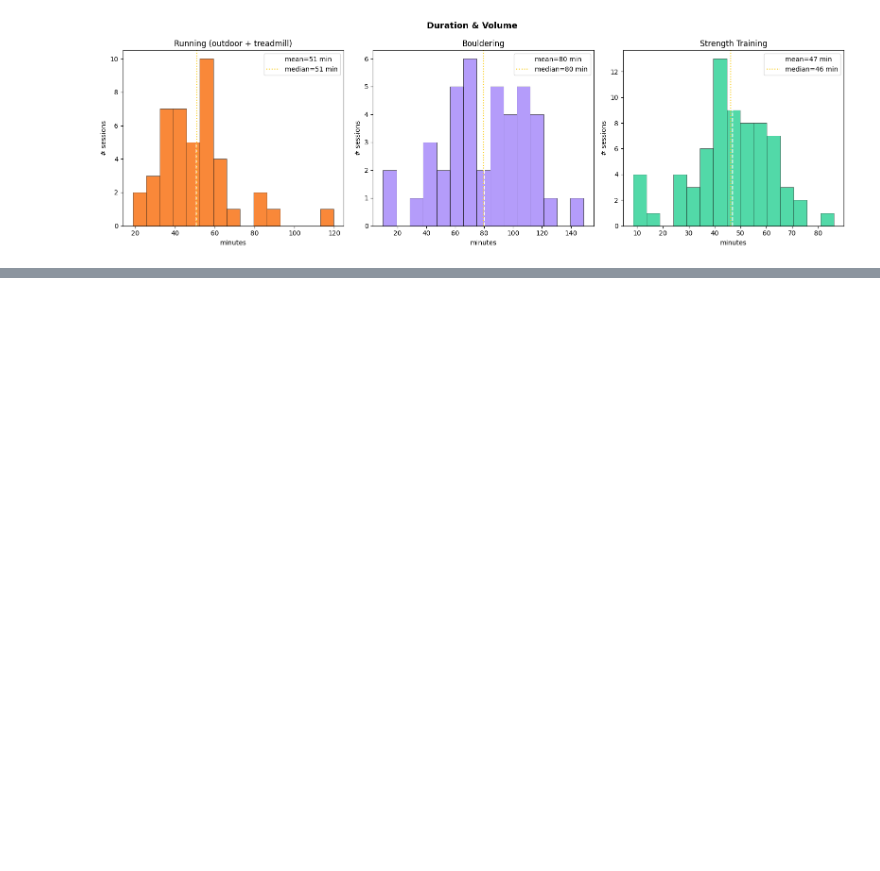
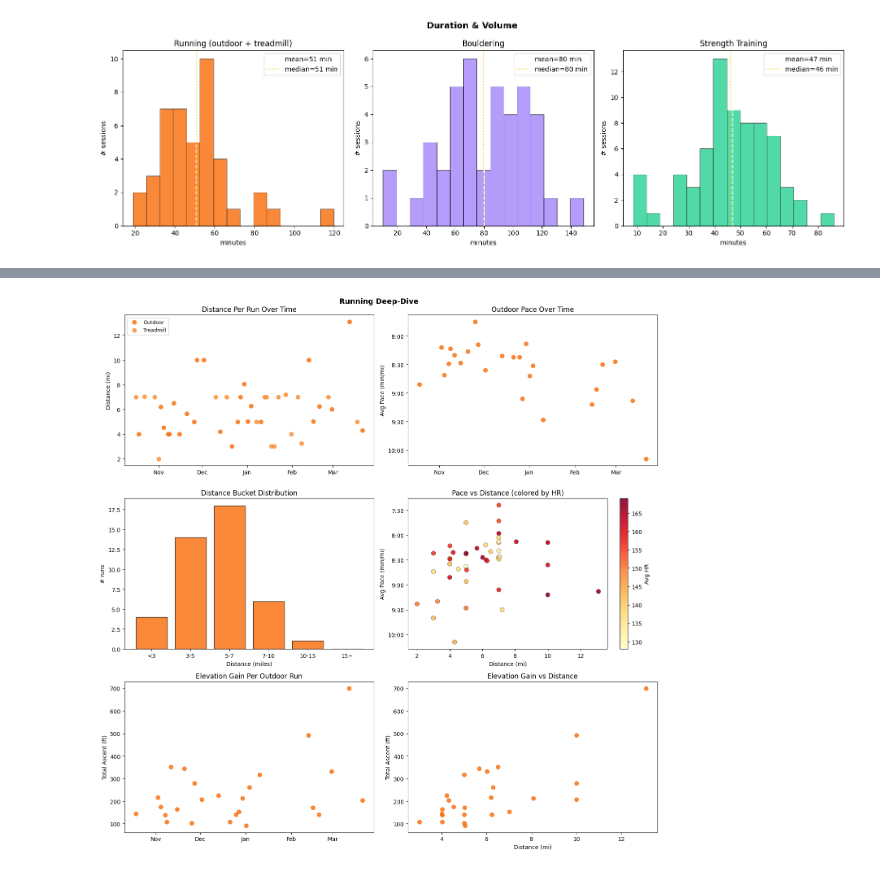
Before and after one commit to jinsung-kim/internet-experiments, a Jupyter notebook: garmin_analysis.ipynb, the cells around one changed output, grey strips where cells are left out. Cells and saved outputs as stored; diff of their text form; code cells hidden in the pictures; blank space fills up the shorter version.

```diff
--- a/garmin_analysis.ipynb
+++ b/garmin_analysis.ipynb
@@ -276,0 +325,92 @@ dur_summary = dur_summary.round(1)
+# %%
+import matplotlib.dates as mdates
+
+runs = df[df['Activity Type'].isin(['Running','Treadmill Running'])].copy()
+runs['is_outdoor'] = runs['Activity Type'] == 'Running'
+
+print(f'Total runs: {len(runs)} ({runs["is_outdoor"].sum()} outdoor, {(~runs["is_outdoor"]).sum()} treadmill)')
+print(f'Total distance: {runs["Distance"].sum():.1f} miles')
+print(f'Longest run: {runs["Distance"].max():.2f} miles')
+
+def sec_to_pace(s):
+	if np.isnan(s): return '--'
+	m, sec = divmod(int(s), 60)
+	return f'{m}:{sec:02d}'
+
+avg_pace = runs['pace_sec_mi'].mean()
+best_pace = runs['pace_sec_mi'].min()
+
+print(f'Average pace: {sec_to_pace(avg_pace)} /mi')
+print(f'Best avg pace (single run): {sec_to_pace(best_pace)} /mi')
+
+fig, axes = plt.subplots(3, 2, figsize=(14, 14))
+fig.suptitle('Running Deep-Dive', fontsize=13, fontweight='bold')
+
+# Outdoor vs Indoor by distance
+ax = axes[0,0]
+for is_out, label, color in [(True,'Outdoor','#f97316'),(False,'Treadmill','#fb923c')]:
+	sub = runs[runs['is_outdoor']==is_out]
+	ax.scatter(sub['Date'], sub['Distance'], color=color, label=label, alpha=0.85, s=50)
+ax.xaxis.set_major_formatter(mdates.DateFormatter('%b'))
+ax.set_ylabel('Distance (mi)')
+ax.set_title('Distance Per Run Over Time')
+ax.legend(fontsize=9)
+
+# Outdoor pace over time
+ax = axes[0,1]
+out = runs[runs['is_outdoor'] & runs['pace_sec_mi'].notna()]
+ax.scatter(out['Date'], out['pace_sec_mi']/60, color='#f97316', alpha=0.85, s=50)
+ax.invert_yaxis()
+ax.yaxis.set_major_formatter(plt.FuncFormatter(lambda v,_: f'{int(v)}:{int((v%1)*60):02d}'))
+ax.xaxis.set_major_formatter(mdates.DateFormatter('%b'))
+ax.set_ylabel('Avg Pace (min/mi)')
+ax.set_title('Outdoor Pace Over Time')
+
+# Run distribution
+ax = axes[1,0]
+bins = [0,3,5,7,10,15,25]
+labels = ['<3','3-5','5-7','7-10','10-15','15+']
+runs['dist_bin'] = pd.cut(runs['Distance'], bins=bins, labels=labels)
+dist_counts = runs['dist_bin'].value_counts().reindex(labels)
+ax.bar(labels, dist_counts.values, color='#f97316', alpha=0.85, edgecolor='#0f0f0f')
+ax.set_xlabel('Distance (miles)')
+ax.set_ylabel('# runs')
+ax.set_title('Distance Bucket Distribution')
+
+# Pace vs Distance with HR as color — aerobic drift with relation to distance
+ax = axes[1,1]
+valid = runs[runs['pace_sec_mi'].notna() & runs['Distance'].notna()]
+sc = ax.scatter(valid['Distance'], valid['pace_sec_mi']/60,
+				c=valid['Avg HR'], cmap='YlOrRd',
+				s=60, alpha=0.9, edgecolors='#333', linewidths=0.4)
+plt.colorbar(sc, ax=ax, label='Avg HR')
+ax.invert_yaxis()
+ax.yaxis.set_major_formatter(plt.FuncFormatter(lambda v,_: f'{int(v)}:{int((v%1)*60):02d}'))
+ax.set_xlabel('Distance (mi)')
+ax.set_ylabel('Avg Pace (min/mi)')
+ax.set_title('Pace vs Distance (colored by HR)')
+
+# Clean up empty values
+runs['Total Ascent'] = pd.to_numeric(runs['Total Ascent'], errors='coerce')
+runs['Total Descent'] = pd.to_numeric(runs['Total Descent'], errors='coerce')
+runs['Best Pace'] = pd.to_numeric(runs['Best Pace'], errors='coerce')
+
+# Total ascent per outdoor run over time
+ax = axes[2,0]
+elev = runs[runs['is_outdoor'] & runs['Total Ascent'].notna()]
+ax.scatter(elev['Date'], elev['Total Ascent'], color='#f97316', alpha=0.85, s=50)
+ax.xaxis.set_major_formatter(mdates.DateFormatter('%b'))
+ax.set_ylabel('Total Ascent (ft)')
+ax.set_title('Elevation Gain Per Outdoor Run')
+
+# Ascent vs Distance — how hilly are the longer runs
+ax = axes[2,1]
+elev_dist = runs[runs['is_outdoor'] & runs['Total Ascent'].notna() & runs['Distance'].notna()]
+ax.scatter(elev_dist['Distance'], elev_dist['Total Ascent'], color='#f97316', alpha=0.85, s=50)
+ax.set_xlabel('Distance (mi)')
+ax.set_ylabel('Total Ascent (ft)')
+ax.set_title('Elevation Gain vs Distance')
+
+plt.tight_layout()
+plt.show()
+# %% [output]
@@ -276,0 +422 @@ dur_summary = dur_summary.round(1)
+[figure, added]
```
Also changed, not shown: parts of 18 cells of this notebook.
